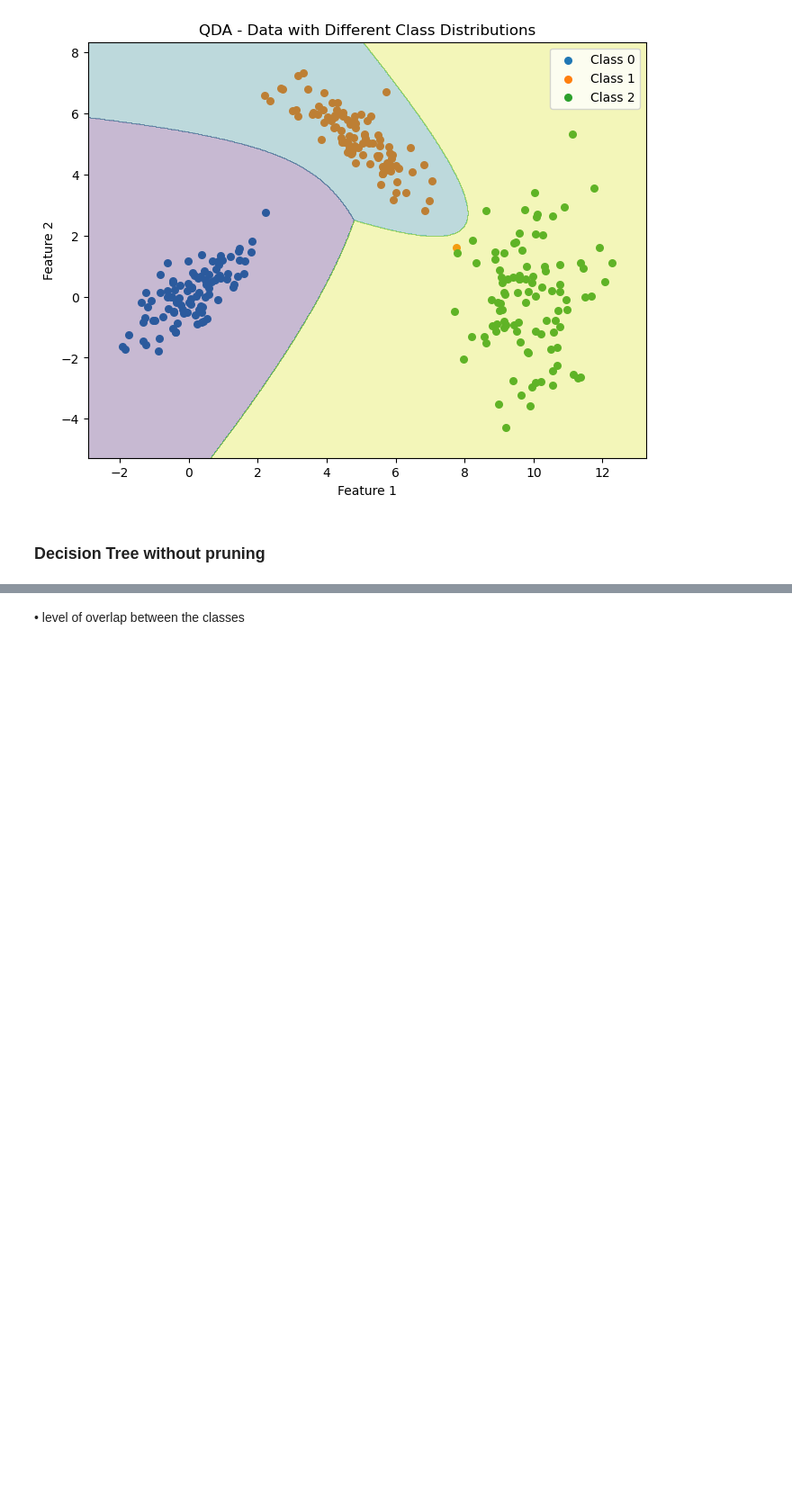
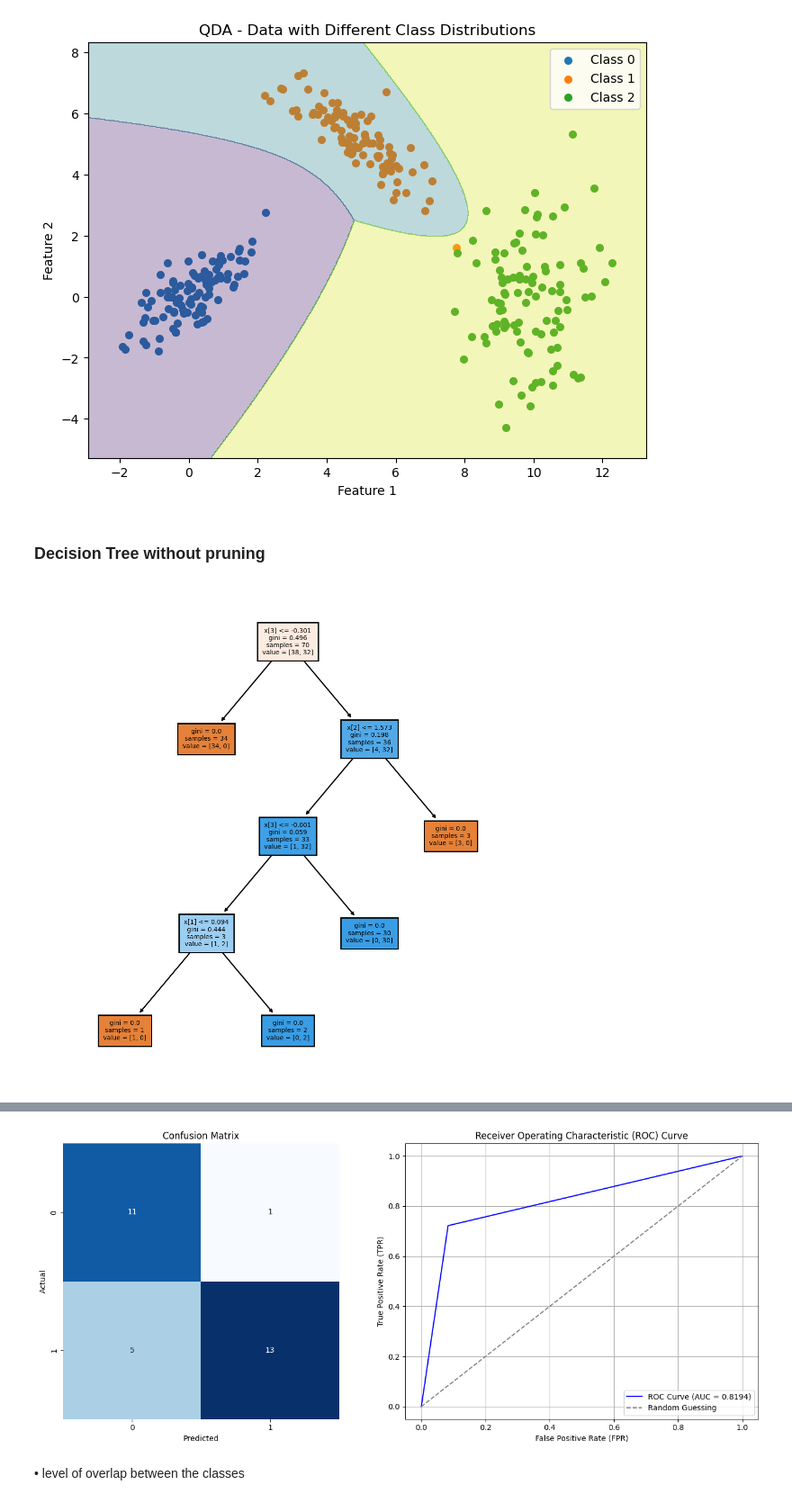
Before and after one commit to ossclaudia/MachineLearning, a Jupyter notebook: projeto.ipynb, the cells around one changed output, grey strips where cells are left out. Shown at 90% size. Cells and saved outputs as stored; diff of their text form; code cells hidden in the pictures; blank space fills up the shorter version.

```diff
--- a/projeto.ipynb
+++ b/projeto.ipynb
@@ -254,14 +242,20 @@ plt.show()
 [figure]
 # %% [markdown]
 ### Decision Tree without pruning
+# %%
+def plottree(model):
+    plt.subplots(nrows = 1,ncols = 1,figsize = (7,7), dpi=200)
+    tree.plot_tree(model, fontsize=5, filled=True)
+    plt.show()
 # %%
 X, y = make_classification(n_samples=100, n_features=5, n_classes=2, random_state=42)
 X_train, X_test, y_train, y_test = train_test_split(X, y, test_size=0.3, random_state=42)
 dt = DecisionTreeClassifier(random_state=42)
 dt.fit(X_train, y_train)
 y_pred = dt.predict(X_test)
 
-report = classification_report(y_test, y_pred)
-print("Classification Report:")
-print(report)
+plottree(dt)
+
+evaluation(y_test,y_pred)
 # %% [output]
+[figure, added]
@@ -274,6 +268,7 @@ Classification Report:
     accuracy                           0.80        30
    macro avg       0.81      0.82      0.80        30
 weighted avg       0.83      0.80      0.80        30
+[figure, added]
 # %% [markdown]
 • level of overlap between the classes
 # %%
```
Also changed, not shown: parts of 19 cells of this notebook.
